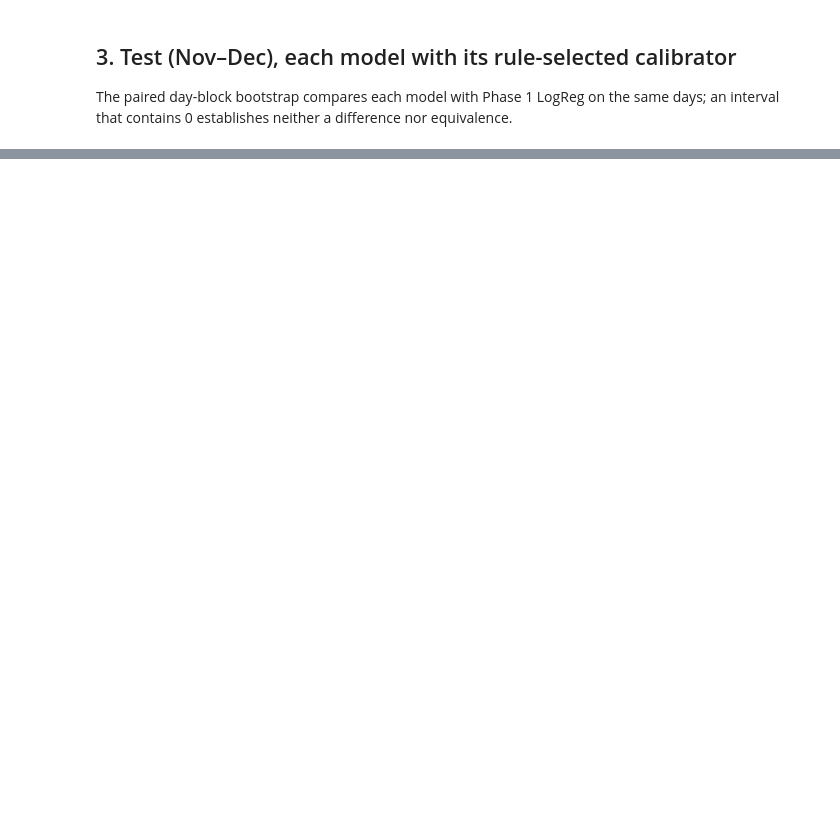
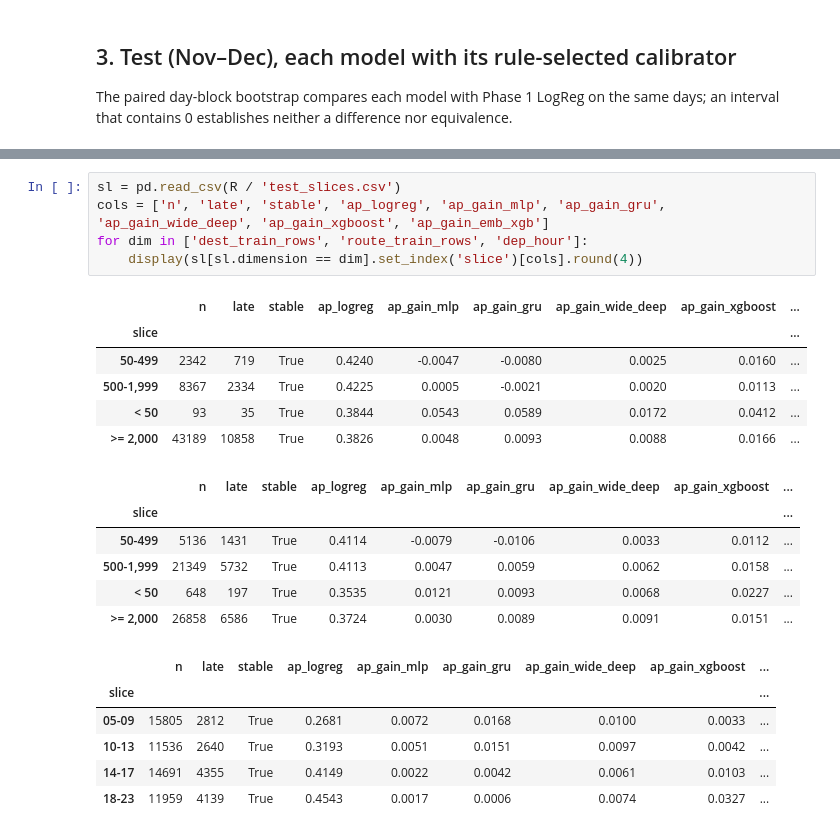
Before and after one commit to nipun1803/AeroCast-AI, a Jupyter notebook: phase2/notebooks/10_calibration_and_test.ipynb, the cells around one changed output, grey strips where cells are left out. Cells and saved outputs as stored; diff of their text form; blank space fills up the shorter version.

```diff
--- a/phase2/notebooks/10_calibration_and_test.ipynb
+++ b/phase2/notebooks/10_calibration_and_test.ipynb
@@ -55,0 +137,24 @@ display(Image(F / 'reliability_test.png', width=420))
+# %%
+sl = pd.read_csv(R / 'test_slices.csv')
+cols = ['n', 'late', 'stable', 'ap_logreg', 'ap_gain_mlp', 'ap_gain_gru', 'ap_gain_wide_deep', 'ap_gain_xgboost', 'ap_gain_emb_xgb']
+for dim in ['dest_train_rows', 'route_train_rows', 'dep_hour']:
+    display(sl[sl.dimension == dim].set_index('slice')[cols].round(4))
+# %% [output]
+|  | n | late | stable | ap_logreg | ap_gain_mlp | ap_gain_gru | ap_gain_wide_deep | ap_gain_xgboost | ... |
+| slice |  |  |  |  |  |  |  |  | ... |
+| 50-499 | 2342 | 719 | True | 0.4240 | -0.0047 | -0.0080 | 0.0025 | 0.0160 | ... |
+| 500-1,999 | 8367 | 2334 | True | 0.4225 | 0.0005 | -0.0021 | 0.0020 | 0.0113 | ... |
+| < 50 | 93 | 35 | True | 0.3844 | 0.0543 | 0.0589 | 0.0172 | 0.0412 | ... |
+| >= 2,000 | 43189 | 10858 | True | 0.3826 | 0.0048 | 0.0093 | 0.0088 | 0.0166 | ... |
+|  | n | late | stable | ap_logreg | ap_gain_mlp | ap_gain_gru | ap_gain_wide_deep | ap_gain_xgboost | ... |
+| slice |  |  |  |  |  |  |  |  | ... |
+| 50-499 | 5136 | 1431 | True | 0.4114 | -0.0079 | -0.0106 | 0.0033 | 0.0112 | ... |
+| 500-1,999 | 21349 | 5732 | True | 0.4113 | 0.0047 | 0.0059 | 0.0062 | 0.0158 | ... |
+| < 50 | 648 | 197 | True | 0.3535 | 0.0121 | 0.0093 | 0.0068 | 0.0227 | ... |
+| >= 2,000 | 26858 | 6586 | True | 0.3724 | 0.0030 | 0.0089 | 0.0091 | 0.0151 | ... |
+|  | n | late | stable | ap_logreg | ap_gain_mlp | ap_gain_gru | ap_gain_wide_deep | ap_gain_xgboost | ... |
+| slice |  |  |  |  |  |  |  |  | ... |
+| 05-09 | 15805 | 2812 | True | 0.2681 | 0.0072 | 0.0168 | 0.0100 | 0.0033 | ... |
+| 10-13 | 11536 | 2640 | True | 0.3193 | 0.0051 | 0.0151 | 0.0097 | 0.0042 | ... |
+| 14-17 | 14691 | 4355 | True | 0.4149 | 0.0022 | 0.0042 | 0.0061 | 0.0103 | ... |
+| 18-23 | 11959 | 4139 | True | 0.4543 | 0.0017 | 0.0006 | 0.0074 | 0.0327 | ... |
```
Also changed, not shown: parts of 15 cells of this notebook, 1 other file.
